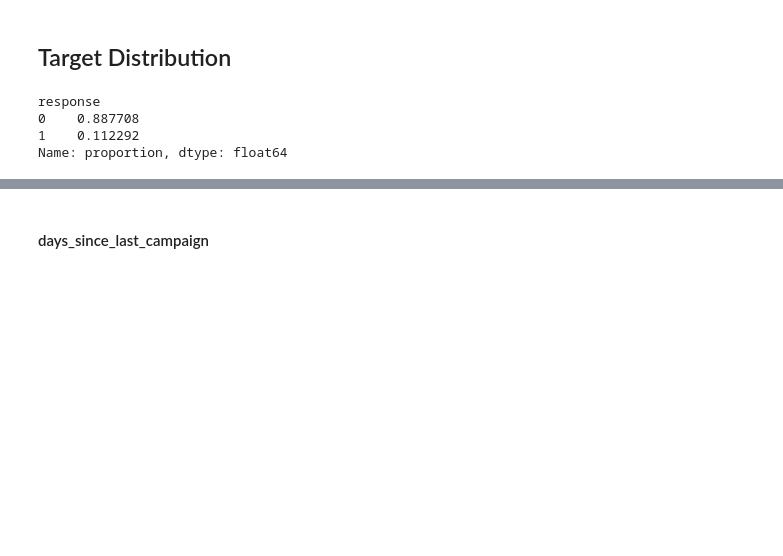
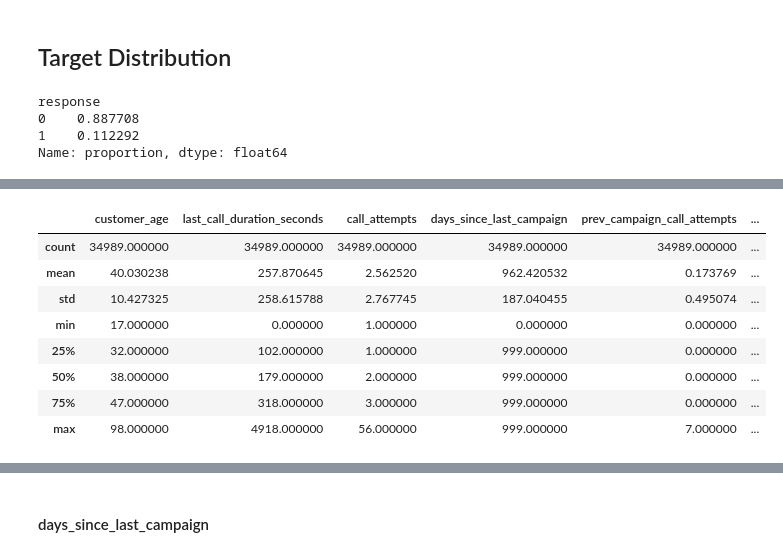
Before and after one commit to baldeoJV/GoTyme_caseStudy, a Jupyter notebook: case.ipynb, the cells around one changed output, grey strips where cells are left out. Drawn from its saved outputs; the diff is of its cells as text; code cells hidden in the pictures; blank space fills up the shorter version.

```diff
--- a/case.ipynb
+++ b/case.ipynb
@@ -209,0 +253,4 @@ See https://pandas.pydata.org/docs/user_guide/migration-3-strings.html#string-mi
+# %%
+non_cat_cols = df.select_dtypes(exclude=["object", "string", "category"]).columns.tolist()
+print("Non-categorical variables:")
+display(non_cat_cols)
@@ -209,0 +270,12 @@ See https://pandas.pydata.org/docs/user_guide/migration-3-strings.html#string-mi
+# %%
+df[non_cat_cols].describe()
+# %% [output]
+|  | customer_age | last_call_duration_seconds | call_attempts | days_since_last_campaign | prev_campaign_call_attempts | ... |
+| count | 34989.000000 | 34989.000000 | 34989.000000 | 34989.000000 | 34989.000000 | ... |
+| mean | 40.030238 | 257.870645 | 2.562520 | 962.420532 | 0.173769 | ... |
+| std | 10.427325 | 258.615788 | 2.767745 | 187.040455 | 0.495074 | ... |
+| min | 17.000000 | 0.000000 | 1.000000 | 0.000000 | 0.000000 | ... |
+| 25% | 32.000000 | 102.000000 | 1.000000 | 999.000000 | 0.000000 | ... |
+| 50% | 38.000000 | 179.000000 | 2.000000 | 999.000000 | 0.000000 | ... |
+| 75% | 47.000000 | 318.000000 | 3.000000 | 999.000000 | 0.000000 | ... |
+| max | 98.000000 | 4918.000000 | 56.000000 | 999.000000 | 7.000000 | ... |
```
Also changed, not shown: parts of 32 cells of this notebook, 2 other files.
